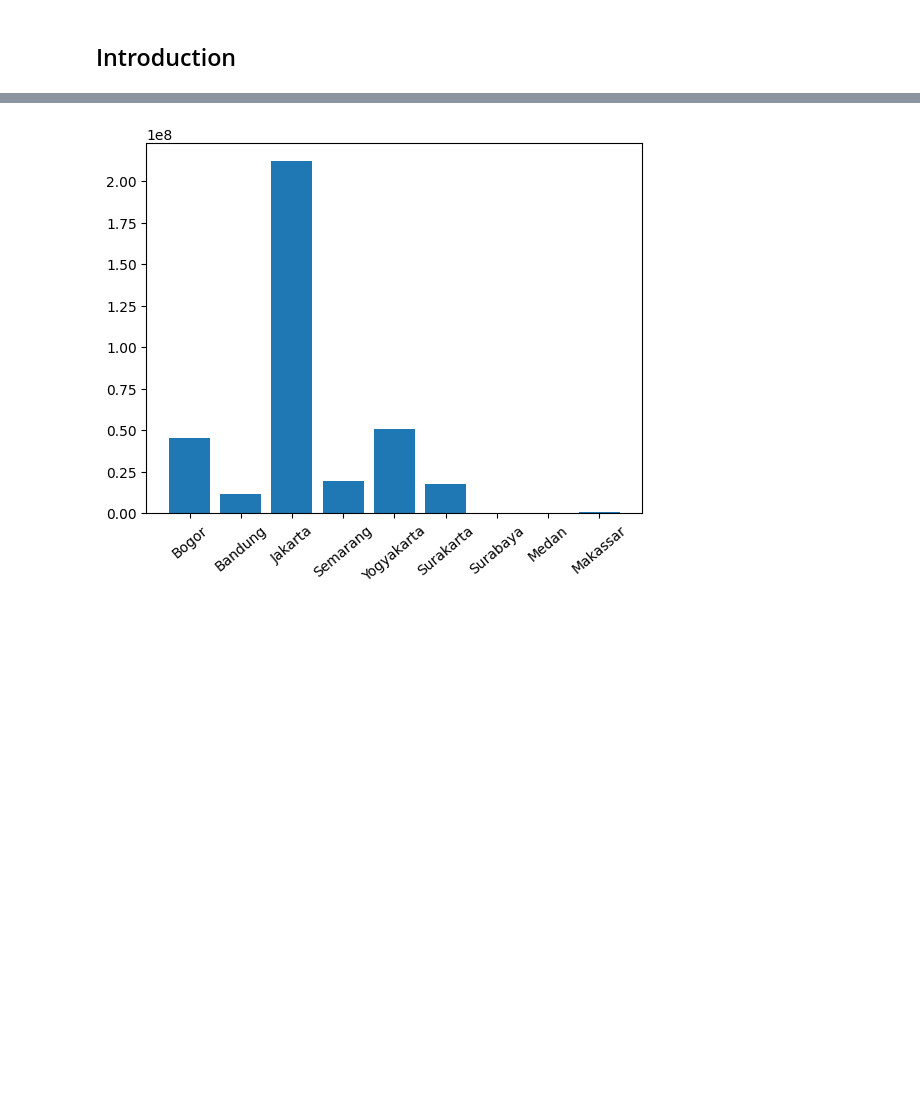
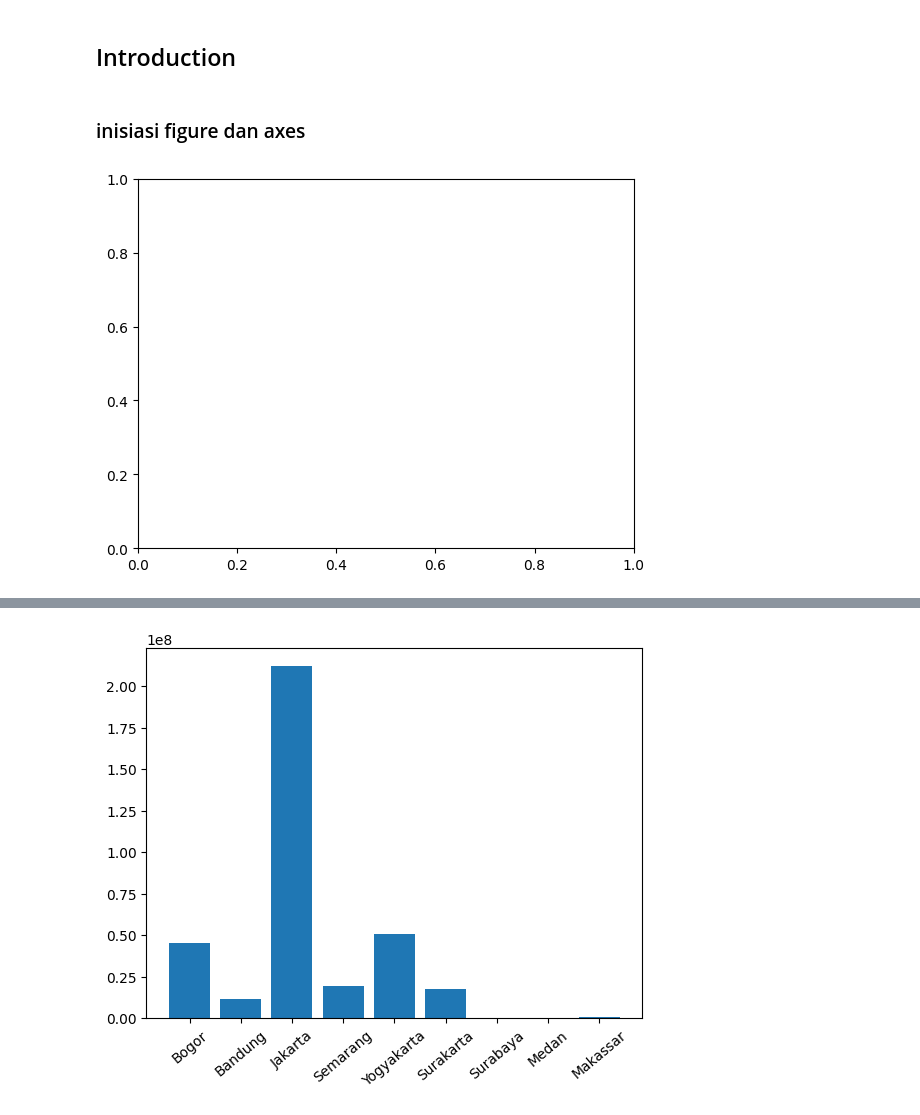
Before and after one commit to muhamadirkham21/Learning-journey, a Jupyter notebook: learn-python/ADVANCED/DATA ANALYTICS/matplotlib.ipynb, the cells around one changed output, grey strips where cells are left out. Drawn from its saved outputs; the diff is of its cells as text; code cells hidden in the pictures; blank space fills up the shorter version.

```diff
--- a/learn-python/ADVANCED/DATA ANALYTICS/matplotlib.ipynb
+++ b/learn-python/ADVANCED/DATA ANALYTICS/matplotlib.ipynb
@@ -5,0 +11,7 @@ import seaborn as sns
+# %% [markdown]
+### inisiasi figure dan axes
+# %%
+fig = plt.figure()
+ax = plt.axes()
+# %% [output]
+[figure, added]
```
Also changed, not shown: parts of 24 cells of this notebook, 8 other files.
